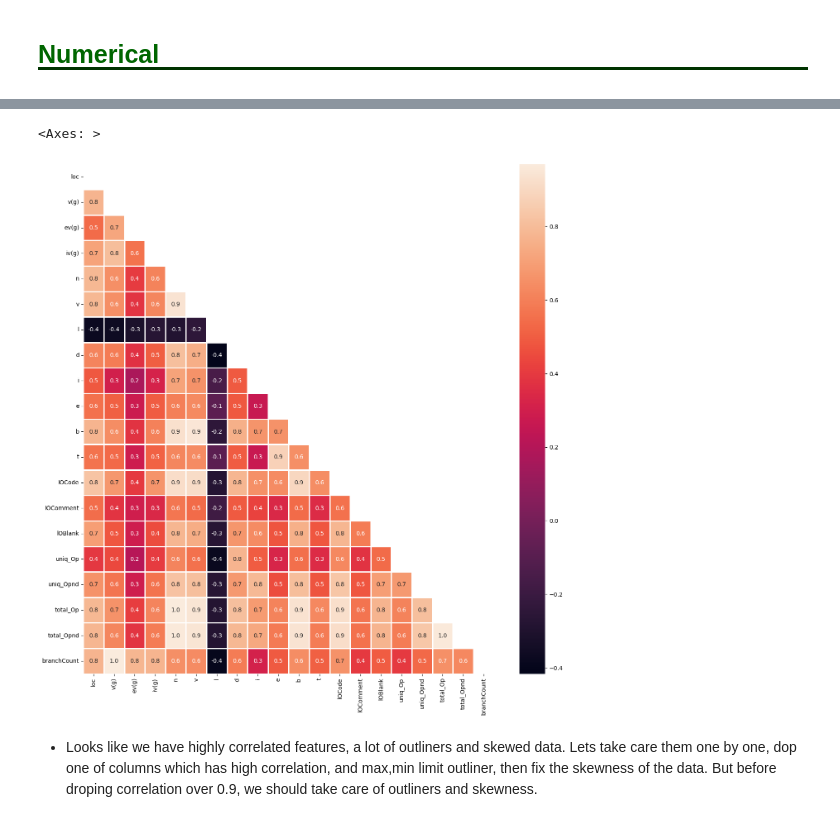
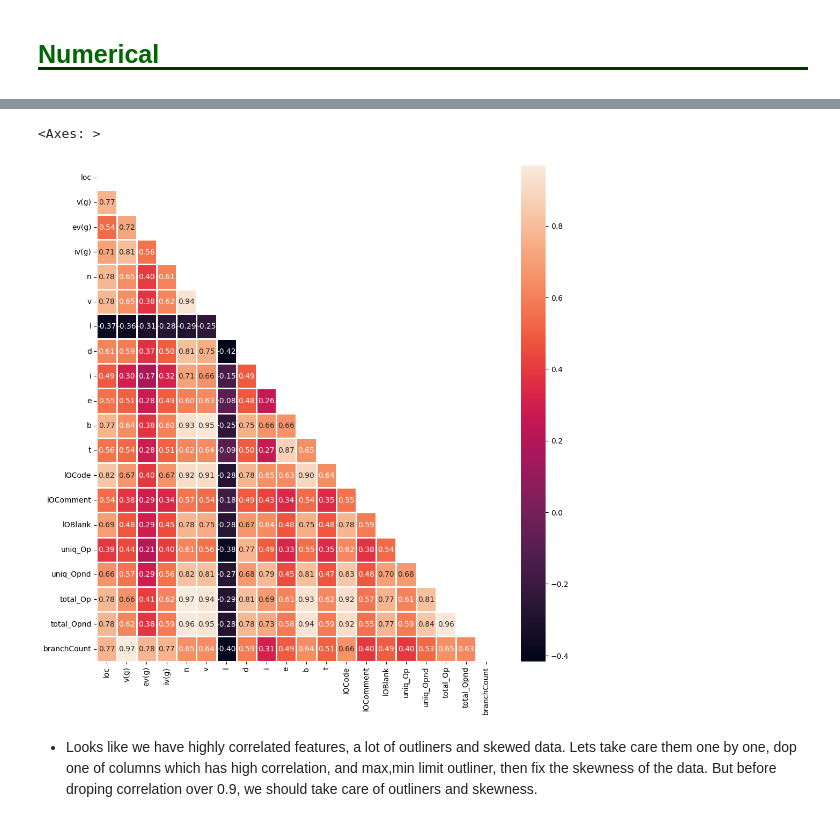
Before and after one commit to redjules/kaggle-software-defects, a Jupyter notebook: Example notebooks/xgboost.ipynb, the cells around one changed output, grey strips where cells are left out. Drawn from its saved outputs; the diff is of its cells as text; code cells hidden in the pictures.

```diff
--- a/Example notebooks/xgboost.ipynb
+++ b/Example notebooks/xgboost.ipynb
@@ -14,4 +14,6 @@ org = pd.read_csv("../dataset/jm1.csv")
 # %%
-train=pd.concat([train.drop("id",axis=1), org], ignore_index=True)
-test.drop("id",axis=1, inplace=True)
+train = train.drop("id", axis=1)
+train = pd.concat([train, org], ignore_index=True)
+
+test.drop("id", axis=1, inplace=True)
 # %%
@@ -227,11 +219,11 @@ for idx,column in enumerate(num_cols):
 # %%
-plt.figure(figsize=(16,16))
+plt.figure(figsize=(12,12))
 corr=train[num_cols].corr(numeric_only=True)
 mask= np.triu(np.ones_like(corr))
-sns.heatmap(corr, annot=True, fmt=".1f", linewidths=1, mask=mask)
+sns.heatmap(corr, annot=True, fmt=".2f", linewidths=1, mask=mask)
 # %% [output]
 <Axes: >
-[figure, old version]
+[figure, new version]
 # %% [markdown]
 
 
```
Also changed, not shown: parts of 19 cells of this notebook.
